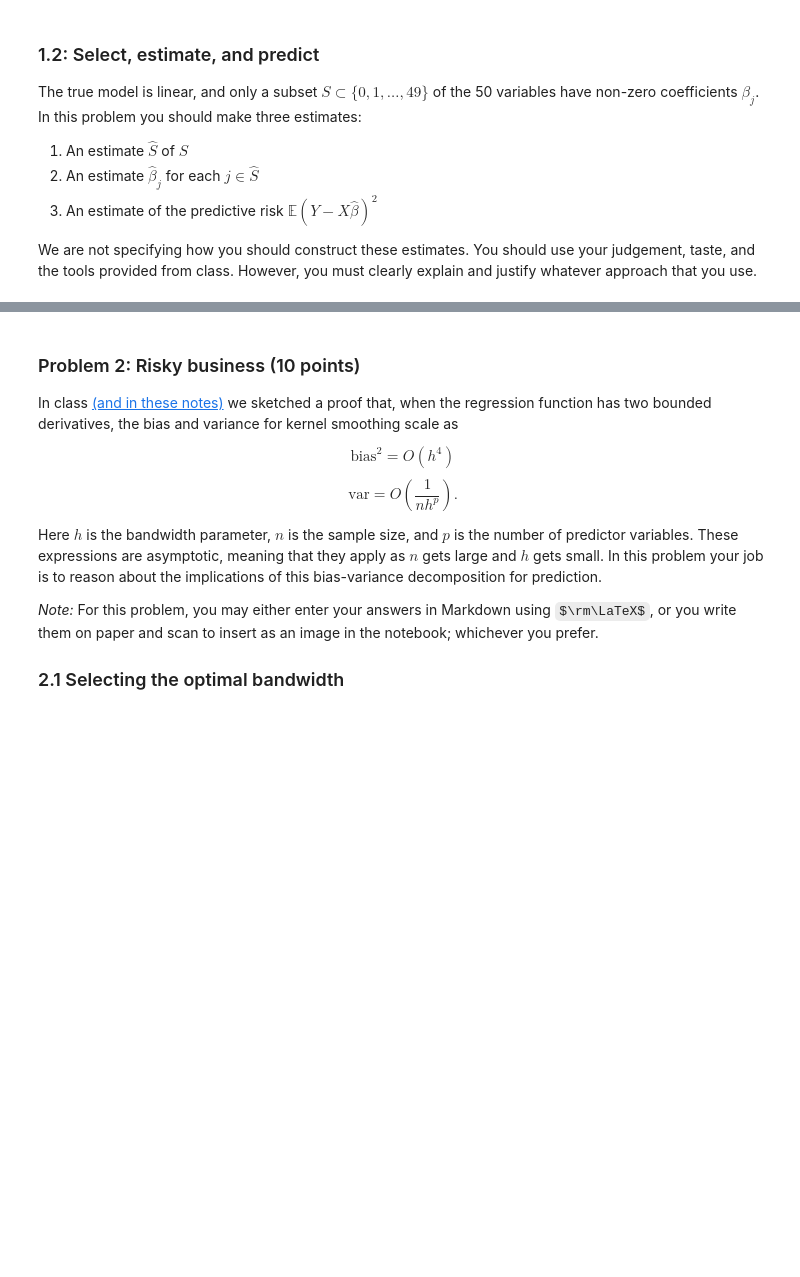
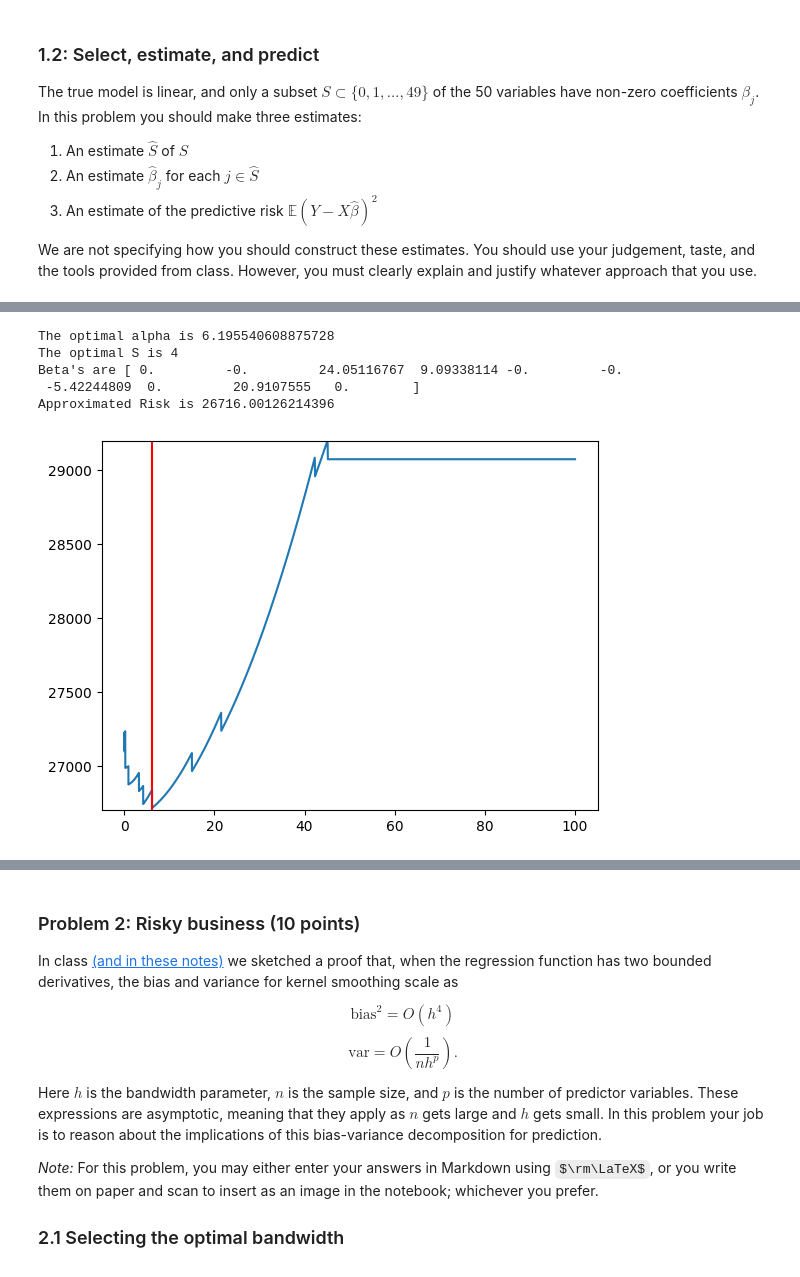
Before and after one commit to RobertKZB/RobertKZB, a Jupyter notebook: assignments/assn1/assn1.ipynb, the cells around one changed output, grey strips where cells are left out. Drawn from its saved outputs; the diff is of its cells as text; code cells hidden in the pictures; some formulas as TeX source; blank space fills up the shorter version.

```diff
--- a/assignments/assn1/assn1.ipynb
+++ b/assignments/assn1/assn1.ipynb
@@ -78,5 +78,5 @@ When the predictors are standardized, what order do they appear in the lasso fit
 # Standardization
 
 Xs = (X_raw-np.mean(X_raw,axis=0))/np.std(X_raw,axis=0)
-ys = (y_raw-np.mean(y_raw))/np.std(y_raw)
+ys = (y_raw-np.mean(y_raw)) #Not scaling y
 # %%
@@ -152,0 +195,33 @@ the tools provided from class. However, you must clearly explain and justify wha
+# %%
+def lasso_LOOCV_Risk_approx(Coef, X, y):
+  n = len(y)
+  Risk = []
+  S = []
+  for i in np.arange(Coef.shape[0]):
+    s = len(Coef[i][Coef[i]!=0])
+    #print(s)
+    S.append(s)
+    Delta_y = y-X@Coef[i]
+    RSS = np.dot(Delta_y,Delta_y)
+    Risk.append(RSS/n/(1-s/n)**2) #Using the approximated formula
+
+  return np.array(Risk), np.array(S)
+# %%
+Risk, SList = lasso_LOOCV_Risk_approx(Coefs_Xs, Xs, y_raw)
+plt.plot(alpha, Risk)
+index = np.argmin(Risk)
+alpha_hat = alpha[index]
+S_hat = SList[index]
+print("The optimal alpha is {}".format(alpha_hat))
+print("The optimal S is {}".format(S_hat))
+print("Beta's are {}".format(Coefs_Xs[index]))
+print("Approximated Risk is {}".format(Risk[index]))
+plt.axvline(alpha_hat, color = "r")
+plt.show()
+# %% [output]
+The optimal alpha is 6.195540608875728
+The optimal S is 4
+Beta's are [ 0.         -0.         24.05116767  9.09338114 -0.         -0.
+ -5.42244809  0.         20.9107555   0.        ]
+Approximated Risk is 26716.00126214396
+[figure, added]
```
Also changed, not shown: parts of 17 cells of this notebook.
